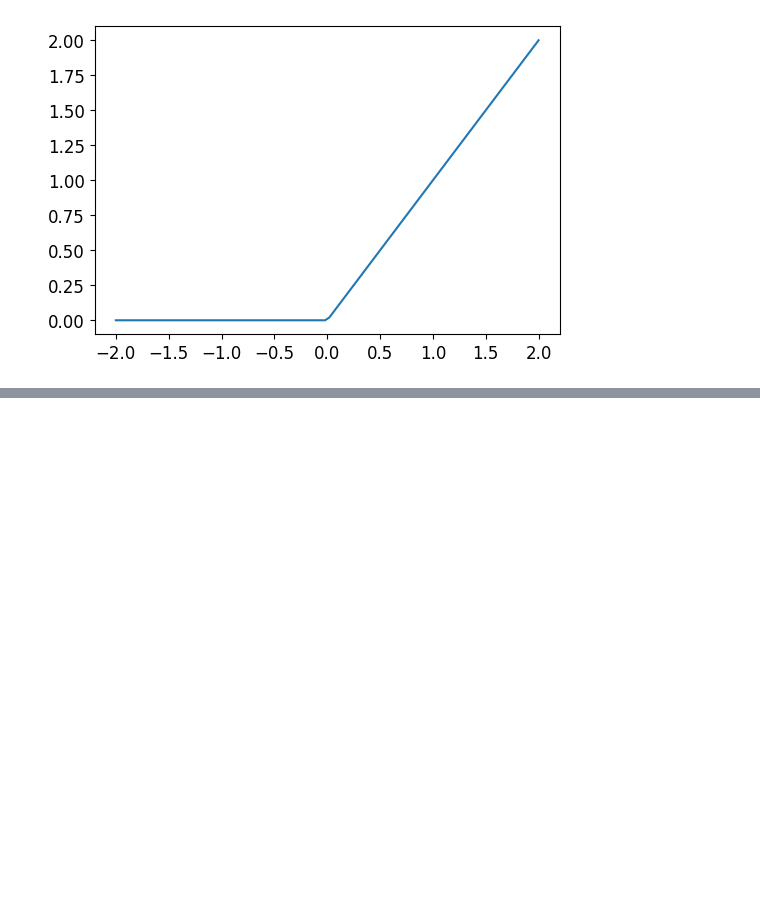
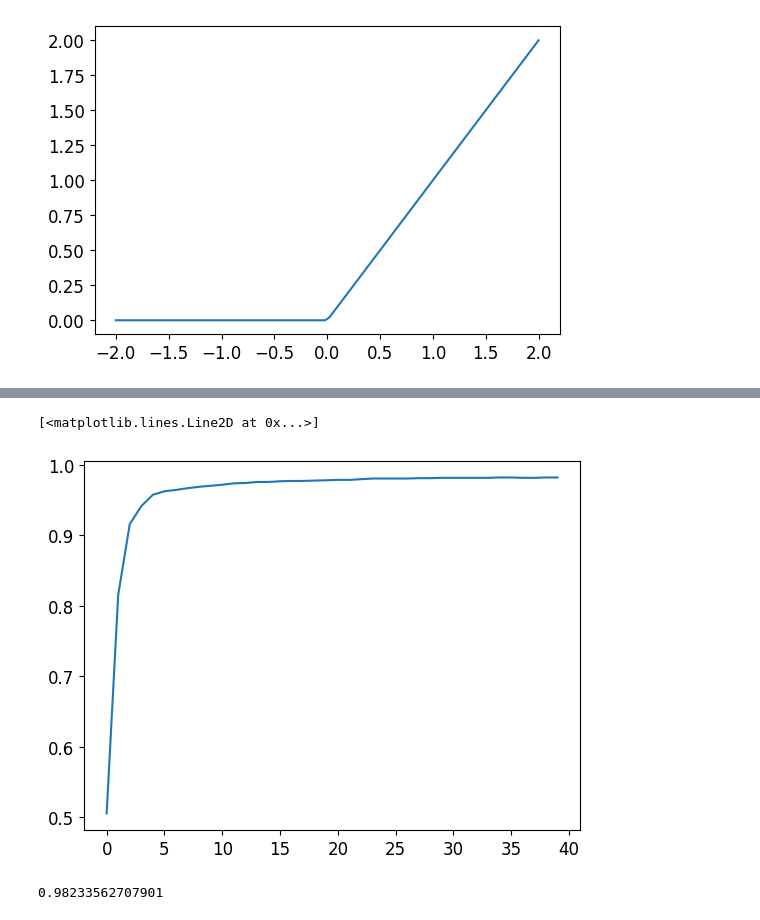
Before and after one commit to XamanekMTZ/FastAI_Learning, a Jupyter notebook: MNIST/004_00815a_mnist_basics.ipynb, the cells around one changed output, grey strips where cells are left out. Cells and saved outputs as stored; diff of their text form; code cells hidden in the pictures; blank space fills up the shorter version.

```diff
--- a/MNIST/004_00815a_mnist_basics.ipynb
+++ b/MNIST/004_00815a_mnist_basics.ipynb
@@ -766,3 +762,8 @@ simple_net = nn.Sequential(
     nn.ReLU(),
     nn.Linear(30, 1)
 )
+# %%
+learn = Learner( dls, simple_net, opt_func = SGD, loss_func = mnist_loss, metrics = batch_accuracy )
+# %%
+#hide_output
+learn.fit( 40, 0.1 )
@@ -768,0 +788,9 @@ simple_net = nn.Sequential(
+# %%
+plt.plot( L( learn.recorder.values ).itemgot( 2 ) )
+# %% [output]
+[<matplotlib.lines.Line2D at 0x...>]
+[figure, added]
+# %%
+learn.recorder.values[-1][2]
+# %% [output]
+0.98233562707901
```
Also changed, not shown: parts of 16 cells of this notebook.
